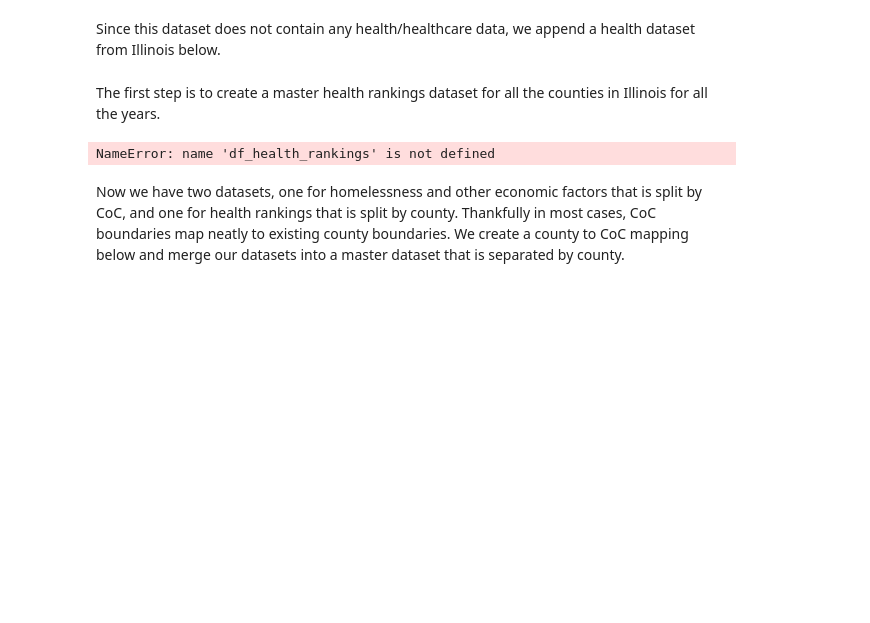
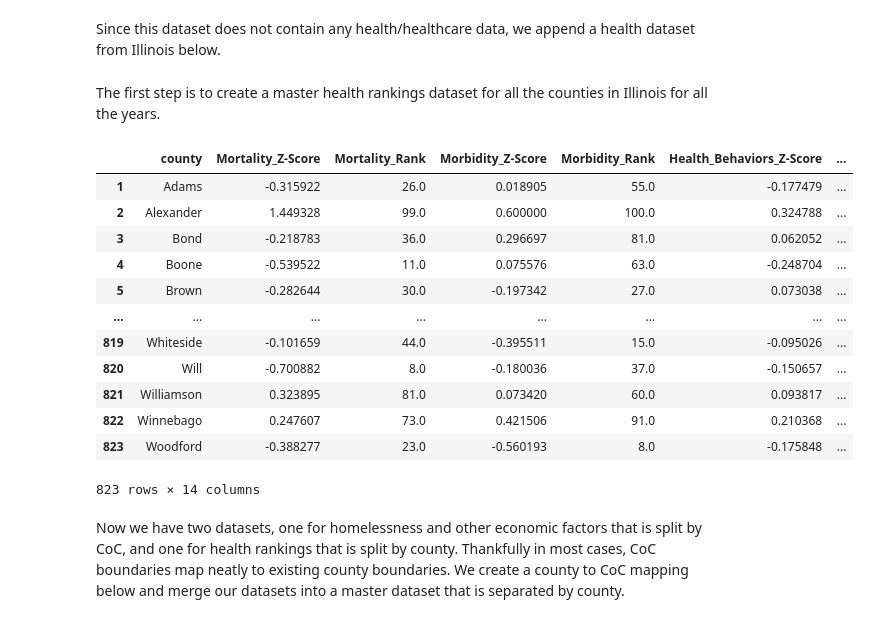
Before and after one commit to atharvanaik10/cs498-css, a Jupyter notebook: cs498_rp.ipynb, the cells around one changed output. Drawn from its saved outputs; the diff is of its cells as text; code cells hidden in the pictures; blank space fills up the shorter version.

```diff
--- a/cs498_rp.ipynb
+++ b/cs498_rp.ipynb
@@ -35,7 +56,7 @@ The first step is to create a master health rankings dataset for all the countie
 # %%
 # Load yearly datasets
 years = range(2010, 2018)
-file_path_template = '/content/drive/MyDrive/Colab Notebooks/CS498 CSS/data/health_data/{}_county_ranking.xls' # Assuming the files are named like 'health_data_2010.xlsx', etc.
+file_path_template = 'https://raw.githubusercontent.com/atharvanaik10/cs498-css/main/data/health_data/{}_county_ranking.xls'# Assuming the files are named like 'health_data_2010.xlsx', etc.
 
 # Initialize an empty list to store each year's DataFrame
 health_dfs = []
@@ -57,6 +74,33 @@ df_health_rankings
-# %%
-df_health_rankings.columns
-# %% [output]
-NameError: name 'df_health_rankings' is not defined
+# %%
+# Combine into master health ranking dataset and drop irrelevant columns
+df_health_rankings = pd.concat(health_dfs, ignore_index=True)
+df_health_rankings.drop(0, axis='index', inplace=True)
+df_health_rankings.drop(['Unnamed:_0_level_0_FIPS', 'Unnamed:_1_level_0_State'], axis=1, inplace=True)
+df_health_rankings.rename(columns={'Unnamed:_2_level_0_County' : 'county'}, inplace=True)
+
+# We note that the "Mortality" column was changed to "Length of Life" and
+# the "Morbidity" column was changed to "Quality of Life". Hence, we combine
+# these two columns into one.
+df_health_rankings['Mortality_Z-Score'] = df_health_rankings['Mortality_Z-Score'].combine_first(df_health_rankings['Length_of_Life_Z-Score'])
+df_health_rankings['Mortality_Rank'] = df_health_rankings['Mortality_Rank'].combine_first(df_health_rankings['Length_of_Life_Rank'])
+df_health_rankings['Morbidity_Z-Score'] = df_health_rankings['Morbidity_Z-Score'].combine_first(df_health_rankings['Quality_of_Life_Z-Score'])
+df_health_rankings['Morbidity_Rank'] = df_health_rankings['Morbidity_Rank'].combine_first(df_health_rankings['Quality_of_Life_Rank'])
+df_health_rankings.drop(['Length_of_Life_Z-Score', 'Length_of_Life_Rank', 'Quality_of_Life_Z-Score', 'Quality_of_Life_Rank'], axis=1, inplace=True)
+
+df_health_rankings
+# %% [output]
+|  | county | Mortality_Z-Score | Mortality_Rank | Morbidity_Z-Score | Morbidity_Rank | Health_Behaviors_Z-Score | ... |
+| 1 | Adams | -0.315922 | 26.0 | 0.018905 | 55.0 | -0.177479 | ... |
+| 2 | Alexander | 1.449328 | 99.0 | 0.600000 | 100.0 | 0.324788 | ... |
+| 3 | Bond | -0.218783 | 36.0 | 0.296697 | 81.0 | 0.062052 | ... |
+| 4 | Boone | -0.539522 | 11.0 | 0.075576 | 63.0 | -0.248704 | ... |
+| 5 | Brown | -0.282644 | 30.0 | -0.197342 | 27.0 | 0.073038 | ... |
+| ... | ... | ... | ... | ... | ... | ... | ... |
+| 819 | Whiteside | -0.101659 | 44.0 | -0.395511 | 15.0 | -0.095026 | ... |
+| 820 | Will | -0.700882 | 8.0 | -0.180036 | 37.0 | -0.150657 | ... |
+| 821 | Williamson | 0.323895 | 81.0 | 0.073420 | 60.0 | 0.093817 | ... |
+| 822 | Winnebago | 0.247607 | 73.0 | 0.421506 | 91.0 | 0.210368 | ... |
+| 823 | Woodford | -0.388277 | 23.0 | -0.560193 | 8.0 | -0.175848 | ... |
+823 rows × 14 columns
 # %% [markdown]
 Now we have two datasets, one for homelessness and other economic factors that is split by CoC, and one for health rankings that is split by county. Thankfully in most cases, CoC boundaries map neatly to existing county boundaries. We create a county to CoC mapping below and merge our datasets into a master dataset that is separated by county.
```
Also changed, not shown: parts of 11 cells of this notebook.
